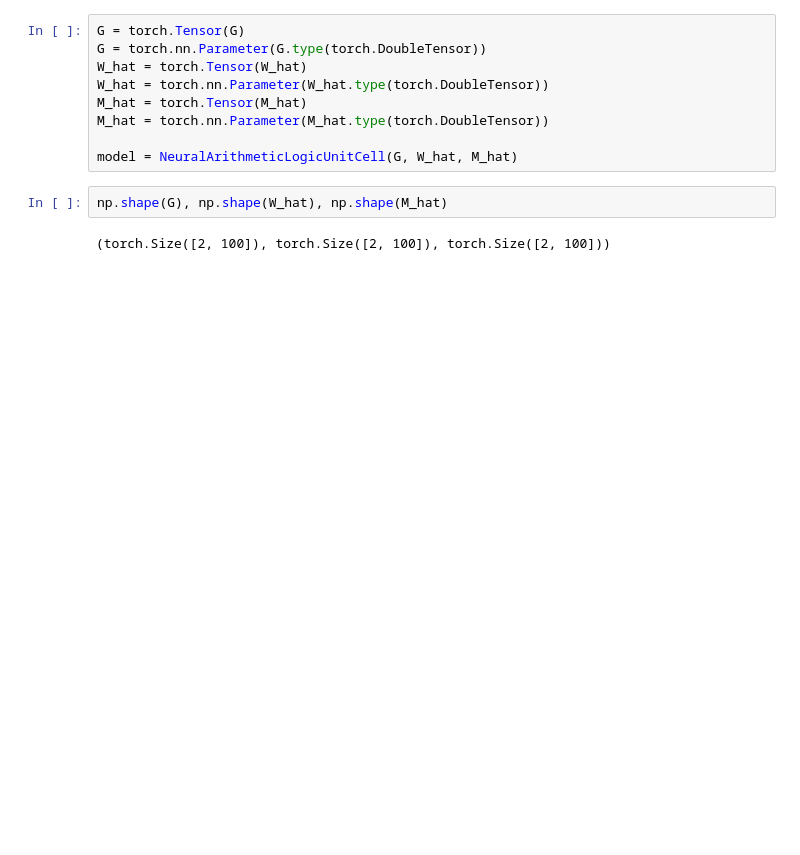
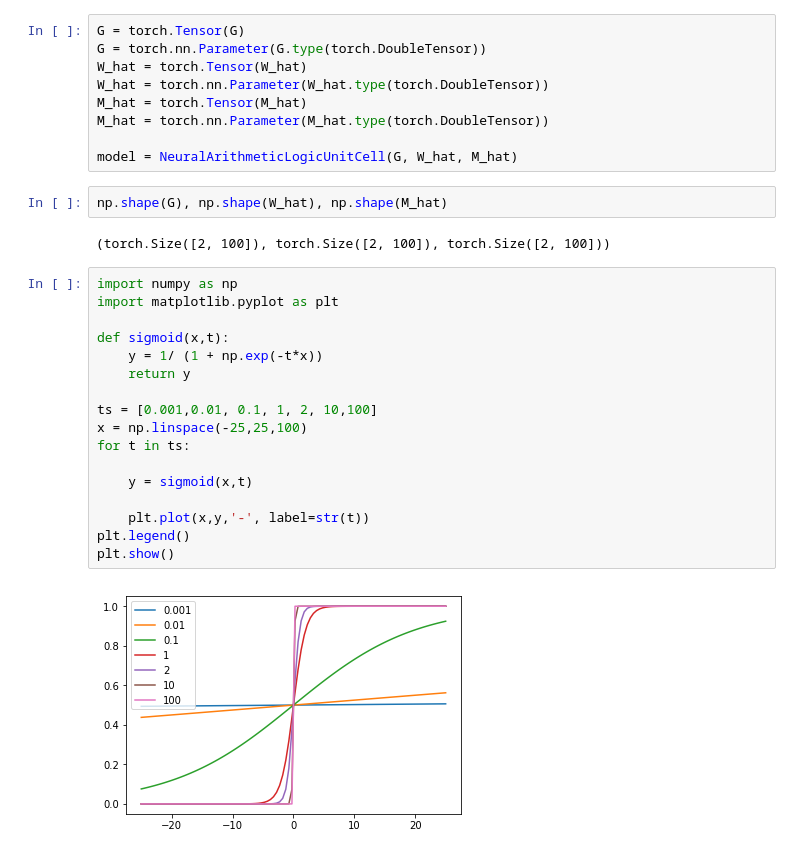
Before and after one commit to FrederikWarburg/latent_disagreement, a Jupyter notebook: Experiments/checkExtrapolationCapabilities.ipynb, the cells around one changed output. Saved outputs shown, nothing was run; the diff lists cells and outputs as text; blank space fills up the shorter version.

```diff
--- a/Experiments/checkExtrapolationCapabilities.ipynb
+++ b/Experiments/checkExtrapolationCapabilities.ipynb
@@ -111,6 +111,25 @@ model = NeuralArithmeticLogicUnitCell(G, W_hat, M_hat)
 np.shape(G), np.shape(W_hat), np.shape(M_hat)
 # %% [output]
 (torch.Size([2, 100]), torch.Size([2, 100]), torch.Size([2, 100]))
+# %%
+import numpy as np
+import matplotlib.pyplot as plt
+
+def sigmoid(x,t):
+    y = 1/ (1 + np.exp(-t*x))
+    return y
+
+ts = [0.001,0.01, 0.1, 1, 2, 10,100]
+x = np.linspace(-25,25,100)
+for t in ts:
+
+    y = sigmoid(x,t)
+
+    plt.plot(x,y,'-', label=str(t))
+plt.legend()
+plt.show()
+# %% [output]
+[figure, added]
 # %%
 test_per_range = 1
 sample_size = 100
```
Also changed, not shown: parts of 5 cells of this notebook, 18 other files.
